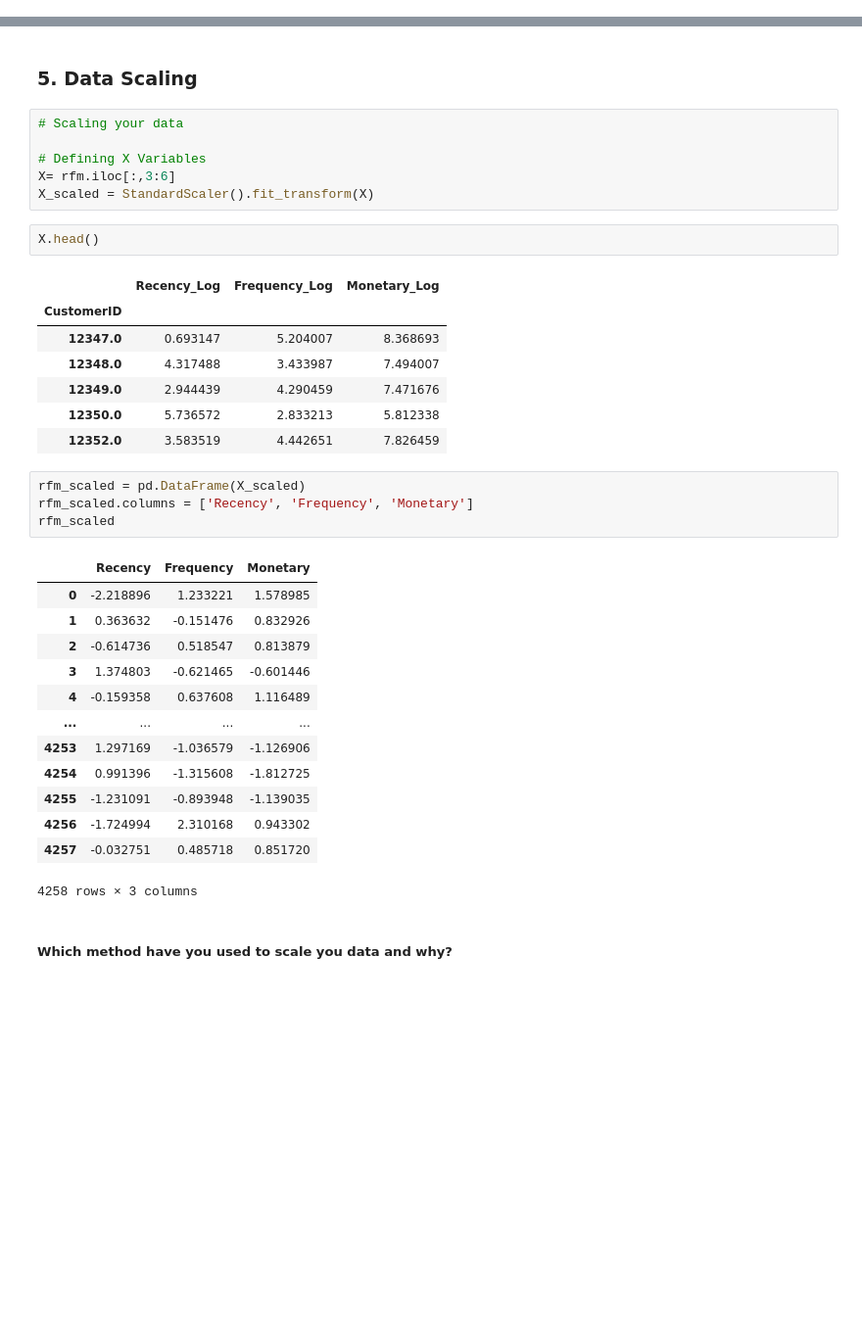
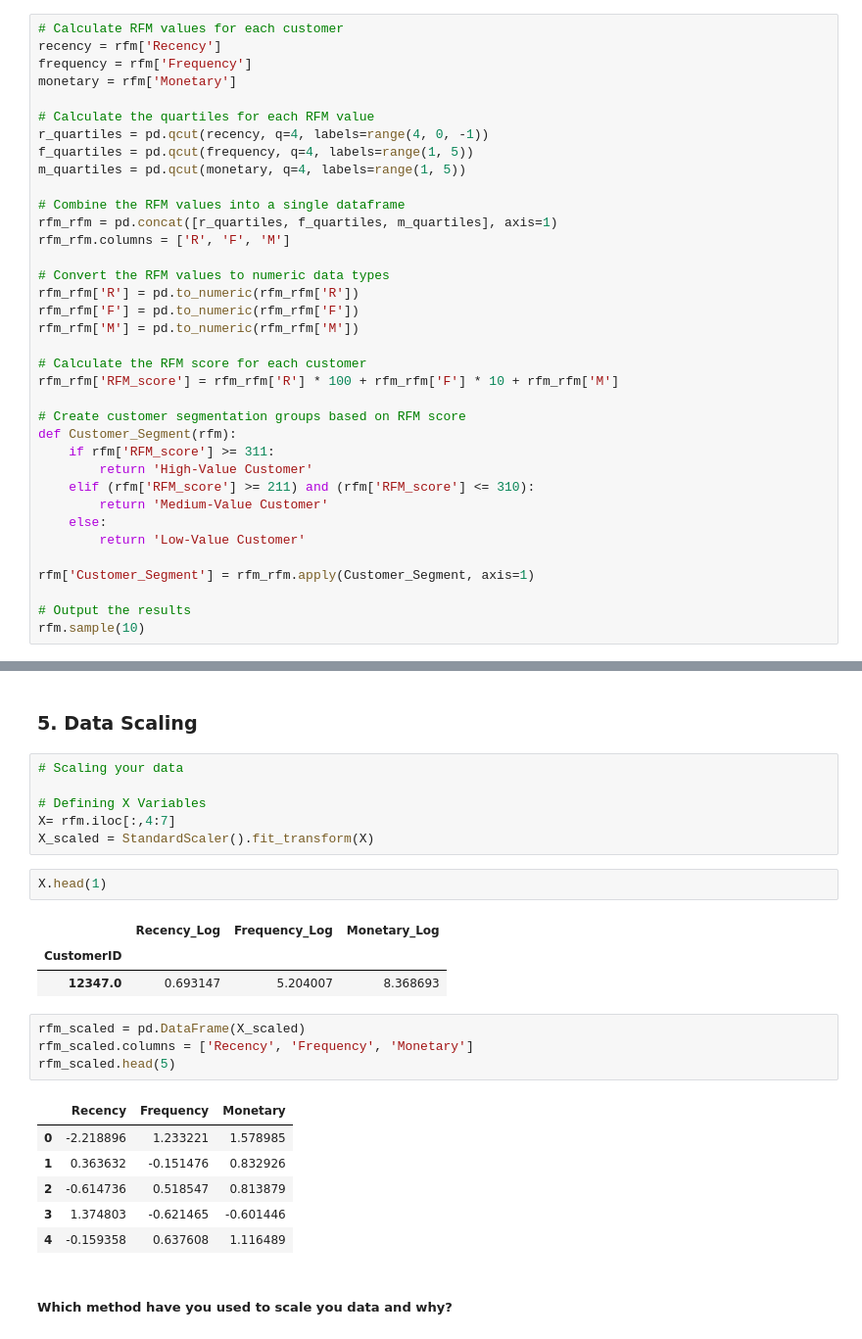
Before and after one commit to Rajat-Sri/Online-Retail-Customer-Segmentation, a Jupyter notebook: Online_Retail_Customer_Segmentation.ipynb, the cells around one changed output, grey strips where cells are left out. Shown at 98% size. Drawn from its saved outputs; the diff is of its cells as text; blank space fills up the shorter version.

```diff
--- a/Online_Retail_Customer_Segmentation.ipynb
+++ b/Online_Retail_Customer_Segmentation.ipynb
@@ -1129,3 +1129,39 @@ rfm.reset_index().head()
 | 2 | 12348.0 | 75 | 31 | 1797.24 |
 | 3 | 12349.0 | 19 | 73 | 1757.55 |
 | 4 | 12350.0 | 310 | 17 | 334.40 |
+# %%
+# Calculate RFM values for each customer
+recency = rfm['Recency']
+frequency = rfm['Frequency']
+monetary = rfm['Monetary']
+
+# Calculate the quartiles for each RFM value
+r_quartiles = pd.qcut(recency, q=4, labels=range(4, 0, -1))
+f_quartiles = pd.qcut(frequency, q=4, labels=range(1, 5))
+m_quartiles = pd.qcut(monetary, q=4, labels=range(1, 5))
+
+# Combine the RFM values into a single dataframe
+rfm_rfm = pd.concat([r_quartiles, f_quartiles, m_quartiles], axis=1)
+rfm_rfm.columns = ['R', 'F', 'M']
+
+# Convert the RFM values to numeric data types
+rfm_rfm['R'] = pd.to_numeric(rfm_rfm['R'])
+rfm_rfm['F'] = pd.to_numeric(rfm_rfm['F'])
+rfm_rfm['M'] = pd.to_numeric(rfm_rfm['M'])
+
+# Calculate the RFM score for each customer
+rfm_rfm['RFM_score'] = rfm_rfm['R'] * 100 + rfm_rfm['F'] * 10 + rfm_rfm['M']
+
+# Create customer segmentation groups based on RFM score
+def Customer_Segment(rfm):
+    if rfm['RFM_score'] >= 311:
+        return 'High-Value Customer'
+    elif (rfm['RFM_score'] >= 211) and (rfm['RFM_score'] <= 310):
+        return 'Medium-Value Customer'
+    else:
+        return 'Low-Value Customer'
+
+rfm['Customer_Segment'] = rfm_rfm.apply(Customer_Segment, axis=1)
+
+# Output the results
+rfm.sample(10)
@@ -1245,36 +1294,25 @@ for n,col in enumerate(target):
 # Scaling your data
 
 # Defining X Variables
-X= rfm.iloc[:,3:6]
+X= rfm.iloc[:,4:7]
 X_scaled = StandardScaler().fit_transform(X)
 # %%
-X.head()
+X.head(1)
 # %% [output]
 |  | Recency_Log | Frequency_Log | Monetary_Log |
 | CustomerID |  |  |  |
 | 12347.0 | 0.693147 | 5.204007 | 8.368693 |
-| 12348.0 | 4.317488 | 3.433987 | 7.494007 |
-| 12349.0 | 2.944439 | 4.290459 | 7.471676 |
-| 12350.0 | 5.736572 | 2.833213 | 5.812338 |
-| 12352.0 | 3.583519 | 4.442651 | 7.826459 |
 # %%
 rfm_scaled = pd.DataFrame(X_scaled)
 rfm_scaled.columns = ['Recency', 'Frequency', 'Monetary']
-rfm_scaled
+rfm_scaled.head(5)
 # %% [output]
 |  | Recency | Frequency | Monetary |
 | 0 | -2.218896 | 1.233221 | 1.578985 |
 | 1 | 0.363632 | -0.151476 | 0.832926 |
 | 2 | -0.614736 | 0.518547 | 0.813879 |
 | 3 | 1.374803 | -0.621465 | -0.601446 |
 | 4 | -0.159358 | 0.637608 | 1.116489 |
-| ... | ... | ... | ... |
-| 4253 | 1.297169 | -1.036579 | -1.126906 |
-| 4254 | 0.991396 | -1.315608 | -1.812725 |
-| 4255 | -1.231091 | -0.893948 | -1.139035 |
-| 4256 | -1.724994 | 2.310168 | 0.943302 |
-| 4257 | -0.032751 | 0.485718 | 0.851720 |
-4258 rows × 3 columns
 # %% [markdown]
 ##### Which method have you used to scale you data and why?
 # %% [markdown]
```
Also changed, not shown: parts of 3 cells of this notebook.
